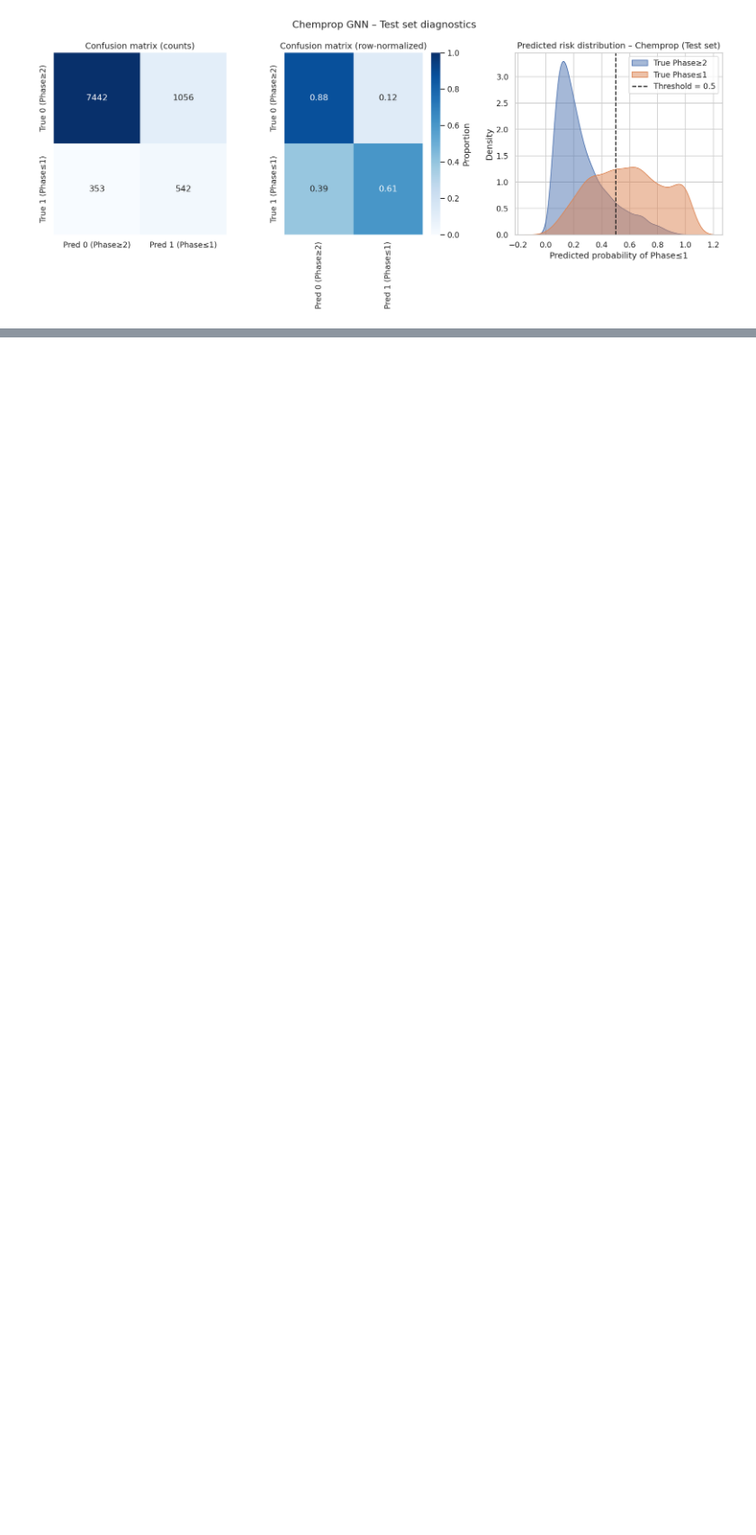
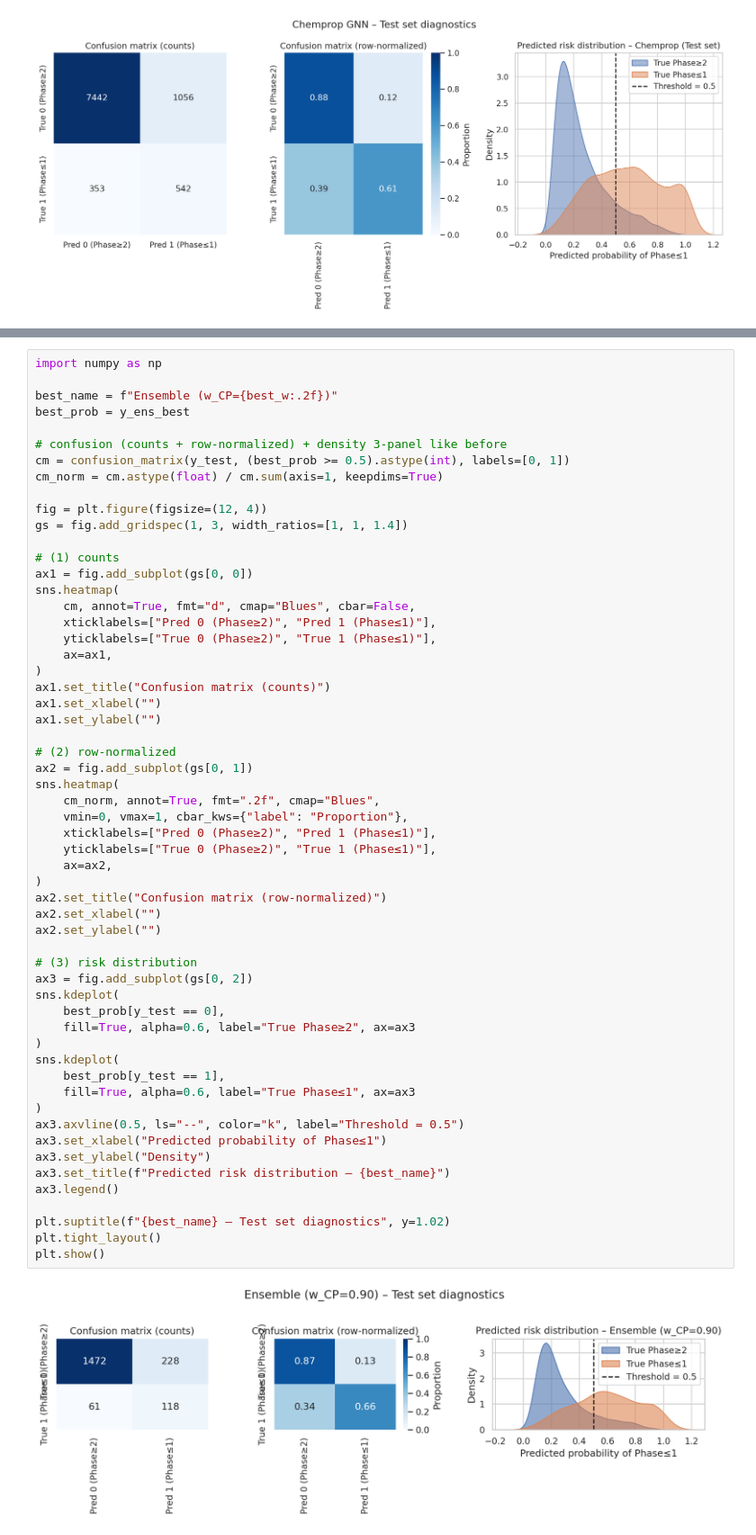
Before and after one commit to Parkss0/251119, a Jupyter notebook: 251119_practice.ipynb, the cells around one changed output, grey strips where cells are left out. Shown at 90% size. Drawn from its saved outputs; the diff is of its cells as text; blank space fills up the shorter version.

```diff
--- a/251119_practice.ipynb
+++ b/251119_practice.ipynb
@@ -411,0 +1273,59 @@ plt.show()
+# %%
+import numpy as np
+
+best_name = f"Ensemble (w_CP={best_w:.2f})"
+best_prob = y_ens_best
+
+# confusion (counts + row-normalized) + density 3-panel like before
+cm = confusion_matrix(y_test, (best_prob >= 0.5).astype(int), labels=[0, 1])
+cm_norm = cm.astype(float) / cm.sum(axis=1, keepdims=True)
+
+fig = plt.figure(figsize=(12, 4))
+gs = fig.add_gridspec(1, 3, width_ratios=[1, 1, 1.4])
+
+# (1) counts
+ax1 = fig.add_subplot(gs[0, 0])
+sns.heatmap(
+    cm, annot=True, fmt="d", cmap="Blues", cbar=False,
+    xticklabels=["Pred 0 (Phase≥2)", "Pred 1 (Phase≤1)"],
+    yticklabels=["True 0 (Phase≥2)", "True 1 (Phase≤1)"],
+    ax=ax1,
+)
+ax1.set_title("Confusion matrix (counts)")
+ax1.set_xlabel("")
+ax1.set_ylabel("")
+
+# (2) row-normalized
+ax2 = fig.add_subplot(gs[0, 1])
+sns.heatmap(
+    cm_norm, annot=True, fmt=".2f", cmap="Blues",
+    vmin=0, vmax=1, cbar_kws={"label": "Proportion"},
+    xticklabels=["Pred 0 (Phase≥2)", "Pred 1 (Phase≤1)"],
+    yticklabels=["True 0 (Phase≥2)", "True 1 (Phase≤1)"],
+    ax=ax2,
+)
+ax2.set_title("Confusion matrix (row-normalized)")
+ax2.set_xlabel("")
+ax2.set_ylabel("")
+
+# (3) risk distribution
+ax3 = fig.add_subplot(gs[0, 2])
+sns.kdeplot(
+    best_prob[y_test == 0],
+    fill=True, alpha=0.6, label="True Phase≥2", ax=ax3
+)
+sns.kdeplot(
+    best_prob[y_test == 1],
+    fill=True, alpha=0.6, label="True Phase≤1", ax=ax3
+)
+ax3.axvline(0.5, ls="--", color="k", label="Threshold = 0.5")
+ax3.set_xlabel("Predicted probability of Phase≤1")
+ax3.set_ylabel("Density")
+ax3.set_title(f"Predicted risk distribution – {best_name}")
+ax3.legend()
+
+plt.suptitle(f"{best_name} – Test set diagnostics", y=1.02)
+plt.tight_layout()
+plt.show()
+# %% [output]
+[figure, added]
```
Also changed, not shown: parts of 23 cells of this notebook.
